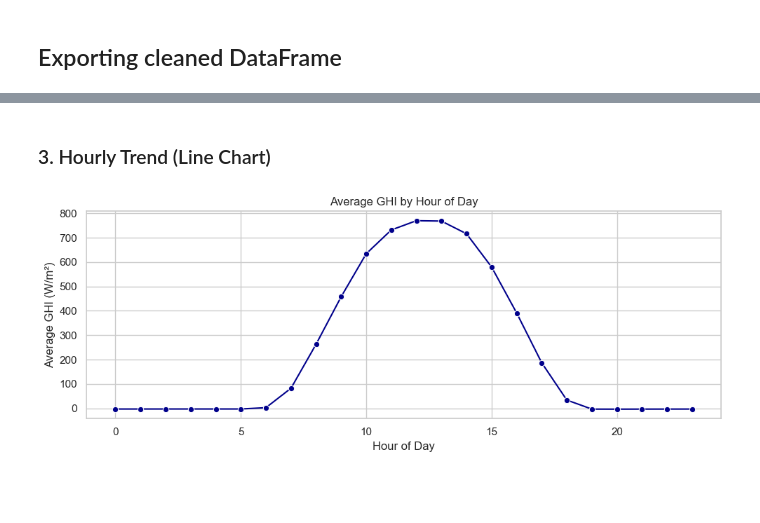
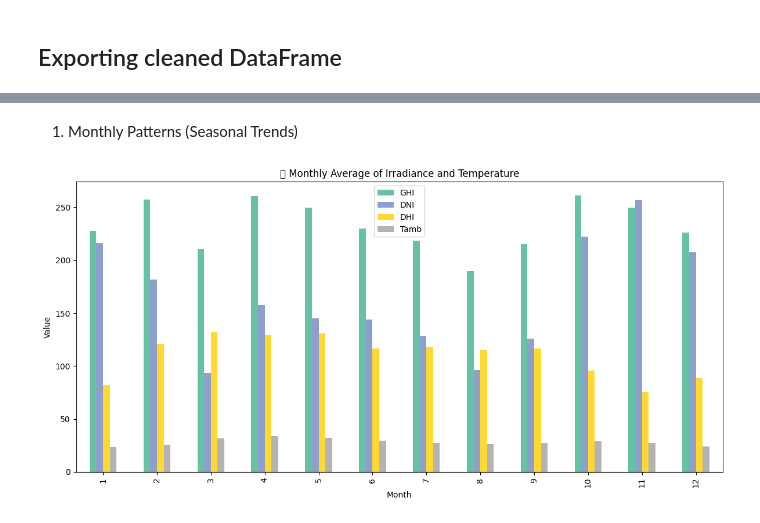
Before and after one commit to OliyadTeshome/Solar_Strategy_Insights, a Jupyter notebook: notebooks/benin__eda.ipynb, the cells around one changed output, grey strips where cells are left out. Cells and saved outputs as stored; diff of their text form; code cells hidden in the pictures.

```diff
--- a/notebooks/benin__eda.ipynb
+++ b/notebooks/benin__eda.ipynb
@@ -182,21 +243,18 @@ Passing `palette` without assigning `hue` is deprecated and will be removed in v
-# %% [markdown]
-### 3. Hourly Trend (Line Chart)
-# %%
-# Extracting hour of day
-df_benin['Hour'] = df_benin['Timestamp'].dt.hour
-
-# Grouping by hour and calculating average GHI
-hourly_avg = df_benin.groupby('Hour')['GHI'].mean()
-
-# Line chart of average GHI by hour
-plt.figure(figsize=(10, 4))
-sns.lineplot(x=hourly_avg.index, y=hourly_avg.values, marker='o', color='darkblue')
-plt.title("Average GHI by Hour of Day")
-plt.xlabel("Hour of Day")
-plt.ylabel("Average GHI (W/m²)")
-plt.tight_layout()
-plt.show()
-# %% [output]
-[figure, removed]
-# %% [markdown]
-###
+# %% [markdown]
+1. Monthly Patterns (Seasonal Trends)
+# %%
+# Extract month
+df_benin['Month'] = df_benin['Timestamp'].dt.month
+
+# Average GHI and Tamb by month
+monthly_trend = df_benin.groupby('Month')[['GHI', 'DNI', 'DHI', 'Tamb']].mean()
+
+# Plot
+monthly_trend.plot(kind='bar', figsize=(12, 6), colormap='Set2')
+plt.title("📅 Monthly Average of Irradiance and Temperature")
+plt.ylabel("Value")
+plt.xlabel("Month")
+plt.tight_layout()
+plt.show()
+# %% [output]
+[figure, added]
```
Also changed, not shown: parts of 54 cells of this notebook.
